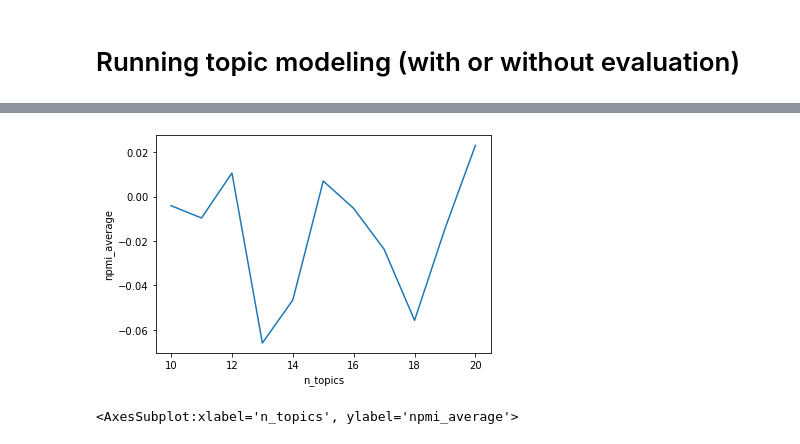
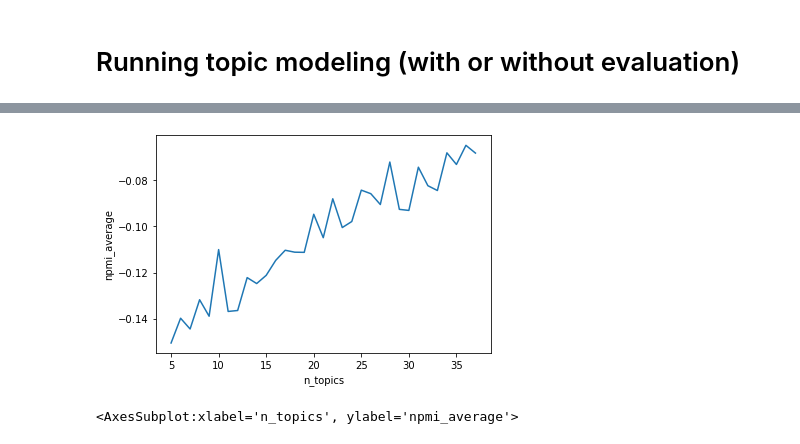
Before and after one commit to aminmarani/topic_modeling_comparison, a Jupyter notebook: topic_modeling_pipeline-SCHOLAR.ipynb, the cells around one changed output, grey strips where cells are left out. Cells and saved outputs as stored; diff of their text form; code cells hidden in the pictures.

```diff
--- a/topic_modeling_pipeline-SCHOLAR.ipynb
+++ b/topic_modeling_pipeline-SCHOLAR.ipynb
@@ -322,7 +322,7 @@ from lda_mallet import lda_score
 import pickle
 
 is_eval = True #not evaluating the model
-lon,upn = 10,21 #lowwer and upper topic number for evaluation
+lon,upn = 5,41 #lowwer and upper topic number for evaluation
 #need to provide number of topics and other specification
 # model_spec = {'name':'LDA','K':16,'epochs':3500,'burnin_iteration':150,'after_iteration_burnin':50,
              # 'save_flag':True,'save_path':'LDA_test','alpha_sum':30.0}#burnin_iteration=20,after_iteration_burnin=50
@@ -540,7 +540,7 @@ elif model_spec['name'] == 'scholar':
             for _ in range(2): #two runs and then average
                 #running SCHOLAR
                 subprocess.run(["python", "./scholar/run_scholar.py","./data/","-k {0}".format(n_topics),
-                                "-o","{0}".format(model_spec['output_dir']),"--epochs","20"])#'--topic-covars',"pl_auth"
+                                "-o","{0}".format(model_spec['output_dir']),"--epochs","200"])#'--topic-covars',"pl_auth", ,"-m","0.95"
                 #initializing scorer
                 scorer = lda_score(num_topics=n_topics,alpha=-1,optimize_interval=-1,iterations=-1,wiki_path='./data/wiki_sampled_5p.txt',
                           db_path = './data/wiki_full/',vocab_dict_path = './data/ED_vocab.tmp',
@@ -565,7 +565,7 @@ elif model_spec['name'] == 'scholar':
     else:
         #running SCHOLAR
         subprocess.run(["python", "./scholar/run_scholar.py","./data/","-k {0}".format(model_spec['K']),
-                "-o","{0}".format(model_spec['output_dir']),"--epochs","30","--topic-covars","platform"])
+                "-o","{0}".format(model_spec['output_dir']),"--epochs","200","--topic-covars","platform"])
         #"--topic-covars","platform"
         #reading top terms
         top_terms = []
@@ -598,16 +609,16 @@ computing Coherence Value...
 # %%
 import seaborn as sns
 df = pd.DataFrame(npmis,columns=['n_topics','npmi_average'])
 # df = pd.concat([df,pd.DataFrame(npmis,columns=['n_topics','npmi_average'])])
 
 sns.lineplot(data=df,x='n_topics',y='npmi_average')
 
 # df.to_csv('./result/npmi_{0}{1}{2}.csv'.format(model_spec['name'],model_spec['prevalence'],
 #                                               model_spec['content']))
 
-df.to_csv('./result/npmi_{0}_no_covar_class_layers_3.csv'.format(model_spec['name']))
+df.to_csv('./result/npmi_{0}_no_covar.csv'.format(model_spec['name']))
 # %% [output]
-[figure, old version]
+[figure, new version]
 # %%
 # df = pd.read_csv('./result/npmi_bertopic.csv')
 # df = pd.concat([df,pd.read_csv('./result/npmi_bertopic_31_40.csv')])
```
Also changed, not shown: parts of 3 cells of this notebook, 9 other files.
